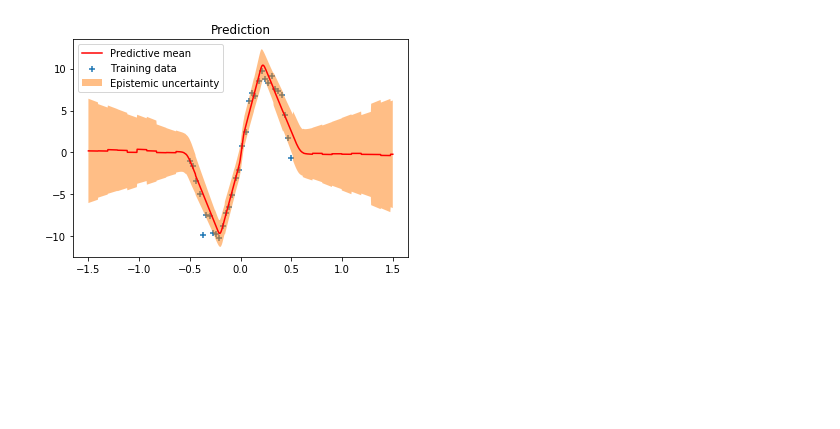
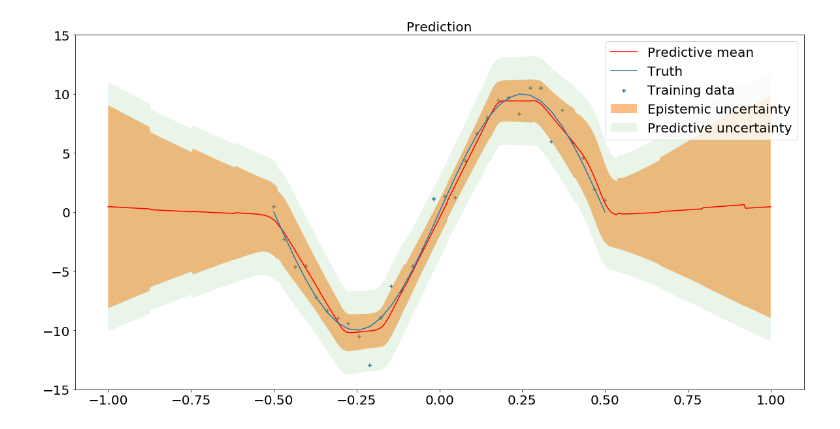
Before and after one commit to weih2/vi_bootstrap_simulation, a Jupyter notebook: bayes neural network/Untitled.ipynb, the cells around one changed output. Drawn from its saved outputs; the diff is of its cells as text; code cells hidden in the pictures; blank space fills up the shorter version.

```diff
--- a/bayes neural network/Untitled.ipynb
+++ b/bayes neural network/Untitled.ipynb
@@ -117,7 +117,7 @@ WARNING:tensorflow:From /usr/local/lib/python3.7/dist-packages/keras/backend/ten
 # %%
 import tqdm
 
-X_test = np.linspace(-1.5, 1.5, 1000).reshape(-1, 1)
+X_test = np.linspace(-1.0, 1.0, 500).reshape(-1, 1)
 y_pred_list = []
 
 for i in tqdm.tqdm(range(500)):
@@ -128,14 +128,3 @@ y_preds = np.concatenate(y_pred_list, axis=1)
 
 y_mean = np.mean(y_preds, axis=1)
 y_sigma = np.std(y_preds, axis=1)
-
-plt.plot(X_test, y_mean, 'r-', label='Predictive mean');
-plt.scatter(X, y, marker='+', label='Training data')
-plt.fill_between(X_test.ravel(),
-                 y_mean + 2 * y_sigma,
-                 y_mean - 2 * y_sigma,
-                 alpha=0.5, label='Epistemic uncertainty')
-plt.title('Prediction')
-plt.legend();
-# %% [output]
-[figure, removed]
@@ -150,3 +131,28 @@ weights = exp_dist.sample(tf.shape(y))
-# %%
-model.compile(loss=neg_log_likelihood_weighted, optimizer=optimizers.Adam(lr=0.03), metrics=['mse'])
-model.fit(X, y, batch_size=batch_size, epochs=1500, verbose=0);
+# %%
+params = {'legend.fontsize': 20,
+          'figure.figsize': (20, 10),
+         'axes.labelsize': 20,
+         'axes.titlesize': 20,
+         'xtick.labelsize':20,
+         'ytick.labelsize': 20}
+plt.rcParams.update(params)
+# %%
+
+plt.plot(X_test, y_mean, 'r-', label='Predictive mean');
+plt.scatter(X, y, marker='+', label='Training data')
+plt.fill_between(X_test.ravel(),
+                 y_mean + 2 * y_sigma,
+                 y_mean - 2 * y_sigma,
+                 alpha=0.5, label='Epistemic uncertainty')
+plt.fill_between(
+    X_test.ravel(),
+                 y_mean + 2 * y_sigma + 1.96,
+                 y_mean - 2 * y_sigma - 1.96,
+                 alpha=0.1, label='Predictive uncertainty'
+)
+plt.ylim([-15,15])
+plt.plot(X, y_true, label='Truth')
+plt.title('Prediction')
+plt.legend();
+# %% [output]
+[figure, added]
```
Also changed, not shown: parts of 16 cells of this notebook, 8 other files.
